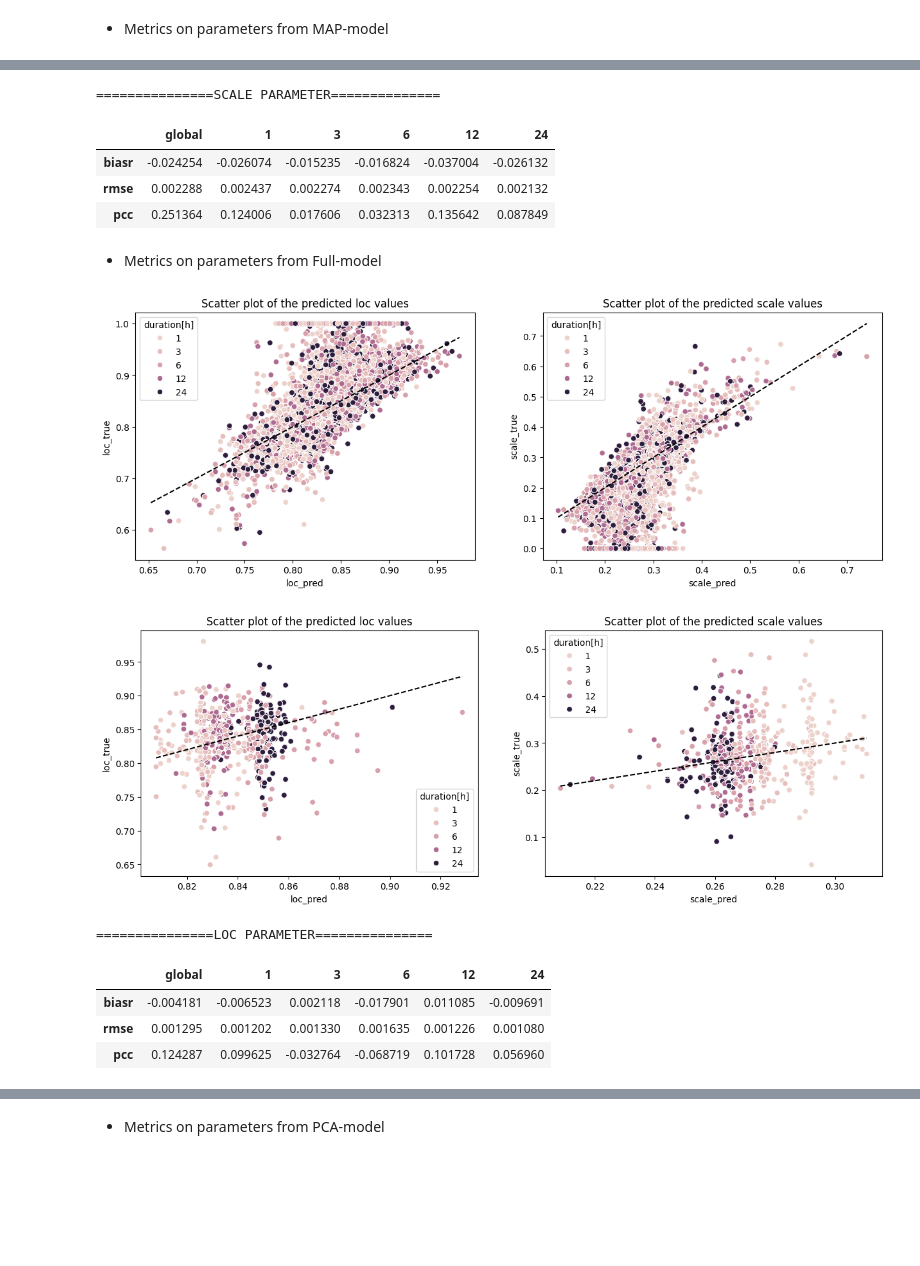
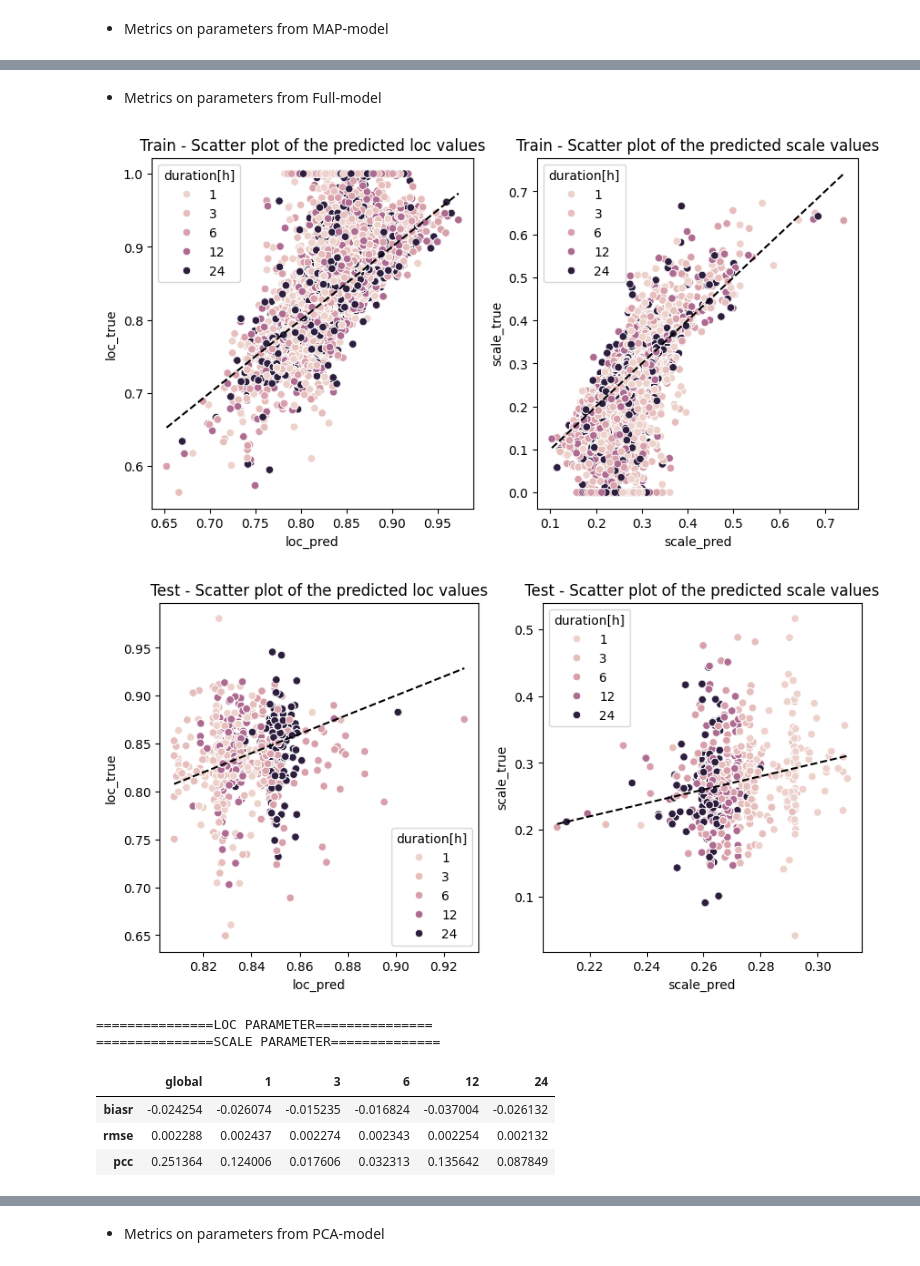
Before and after one commit to oshodiS/Rainfall-BetaEstimation, a Jupyter notebook: Rainfall GUMBELL.ipynb, the cells around one changed output, grey strips where cells are left out. Drawn from its saved outputs; the diff is of its cells as text; code cells hidden in the pictures; blank space fills up the shorter version.

```diff
--- a/Rainfall GUMBELL.ipynb
+++ b/Rainfall GUMBELL.ipynb
@@ -623,28 +571,20 @@ metrics_loc_map
-# %%
-print('===============SCALE PARAMETER==============')
-metrics_scale_map
-# %% [output]
-===============SCALE PARAMETER==============
-|  | global | 1 | 3 | 6 | 12 | 24 |
-| biasr | -0.024254 | -0.026074 | -0.015235 | -0.016824 | -0.037004 | -0.026132 |
-| rmse | 0.002288 | 0.002437 | 0.002274 | 0.002343 | 0.002254 | 0.002132 |
-| pcc | 0.251364 | 0.124006 | 0.017606 | 0.032313 | 0.135642 | 0.087849 |
 # %% [markdown]
 * Metrics on parameters from Full-model
 # %%
-_ = util.parameters_metrics(dist_train_full, parameters_train, distribution_name = 'gumbel', calculate_metrics = False)
+_ = util.parameters_metrics(dist_train_full, parameters_train, distribution_name = 'gumbel', calculate_metrics = False, title='Train')
+metrics_loc_full, metrics_scale_full = util.parameters_metrics(dist_test_map, parameters_test, indexes = durations_indexes_test, distribution_name='gumbel', remove_outliers = False)
 # %% [output]
-[figure, old version]
+[figure, new version]
+[figure, added]
-# %%
-metrics_loc_full, metrics_scale_full = util.parameters_metrics(dist_test_map, parameters_test, indexes = durations_indexes_test, distribution_name='gumbel', remove_outliers = False)
-# %% [output]
-[figure, removed]
 # %%
 print('===============LOC PARAMETER===============')
 metrics_loc_full
+print('===============SCALE PARAMETER==============')
+metrics_scale_full
 # %% [output]
 ===============LOC PARAMETER===============
+===============SCALE PARAMETER==============
 |  | global | 1 | 3 | 6 | 12 | 24 |
-| biasr | -0.004181 | -0.006523 | 0.002118 | -0.017901 | 0.011085 | -0.009691 |
-| rmse | 0.001295 | 0.001202 | 0.001330 | 0.001635 | 0.001226 | 0.001080 |
-| pcc | 0.124287 | 0.099625 | -0.032764 | -0.068719 | 0.101728 | 0.056960 |
+| biasr | -0.024254 | -0.026074 | -0.015235 | -0.016824 | -0.037004 | -0.026132 |
+| rmse | 0.002288 | 0.002437 | 0.002274 | 0.002343 | 0.002254 | 0.002132 |
+| pcc | 0.251364 | 0.124006 | 0.017606 | 0.032313 | 0.135642 | 0.087849 |
```
Also changed, not shown: parts of 43 cells of this notebook, 2 other files.
